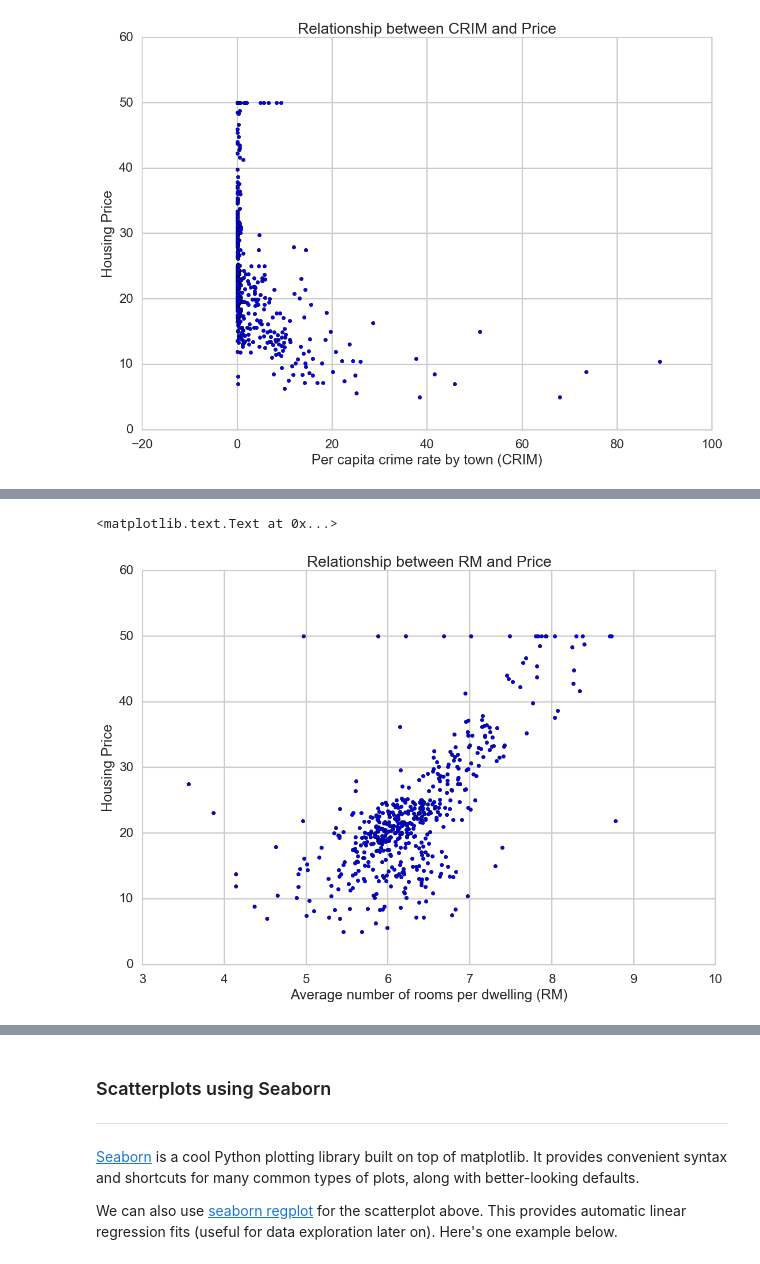
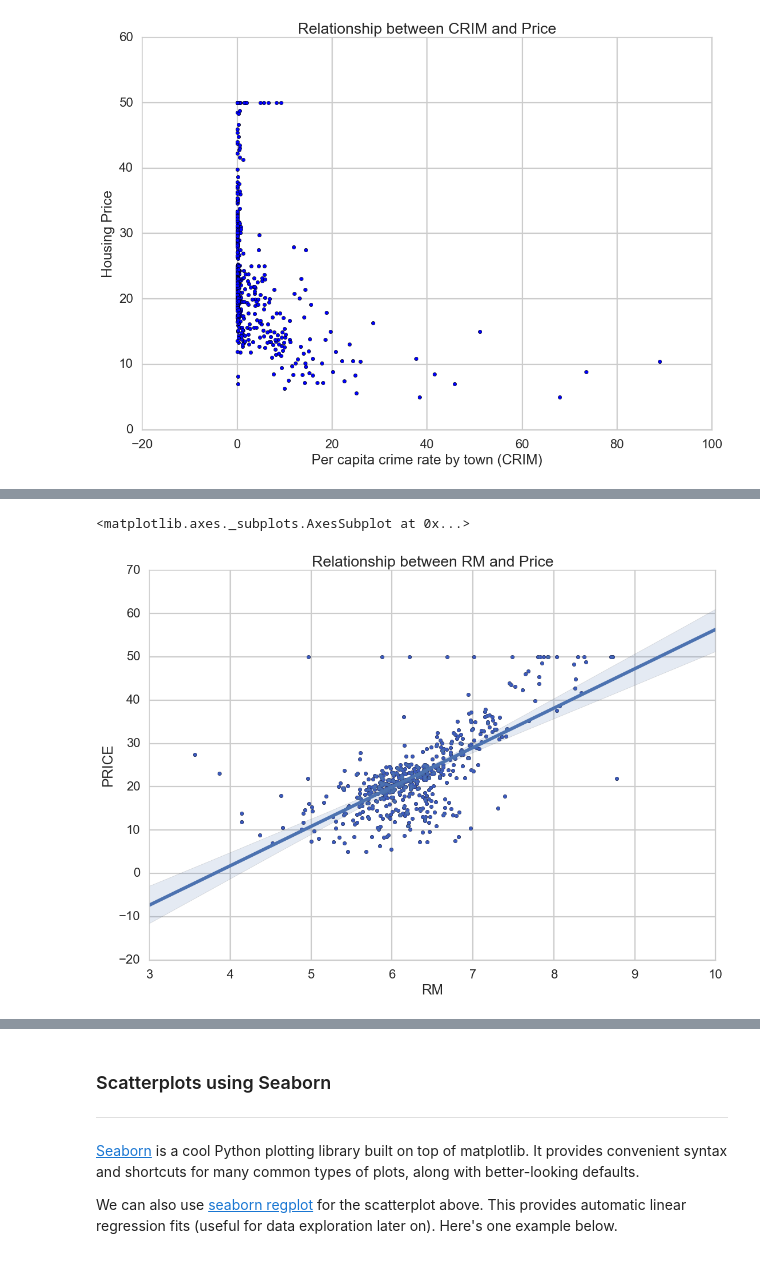
Before and after one commit to TancyKao/SP_miniProjs, a Jupyter notebook: Mini_Project_Linear_Regression_Result.ipynb, the cells around one changed output, grey strips where cells are left out. Saved outputs shown, nothing was run; the diff lists cells and outputs as text; code cells hidden in the pictures.

```diff
--- a/Mini_Project_Linear_Regression_Result.ipynb
+++ b/Mini_Project_Linear_Regression_Result.ipynb
@@ -271,10 +283,10 @@ it seems a negative trend
 # %%
-# your turn: scatter plot between *RM* and *PRICE*
 plt.scatter(bos.RM, bos.PRICE)
-plt.xlabel("Average number of rooms per dwelling (RM)")
+plt.xlabel("average number of rooms per dwelling (RM)")
 plt.ylabel("Housing Price")
 plt.title("Relationship between RM and Price")
+sns.regplot(y="PRICE", x="RM", data=bos, fit_reg = True)
 # %% [output]
-<matplotlib.text.Text at 0x...>
+<matplotlib.axes._subplots.AxesSubplot at 0x...>
-[figure, old version]
+[figure, new version]
 # %%
```
Also changed, not shown: parts of 48 cells of this notebook.
